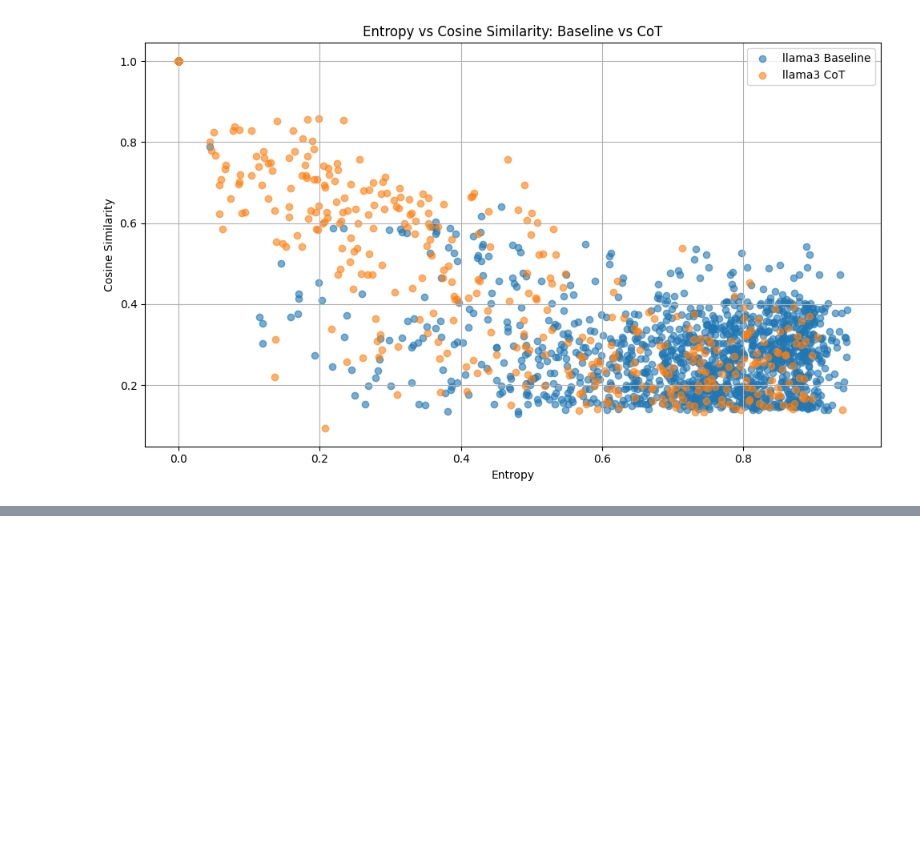
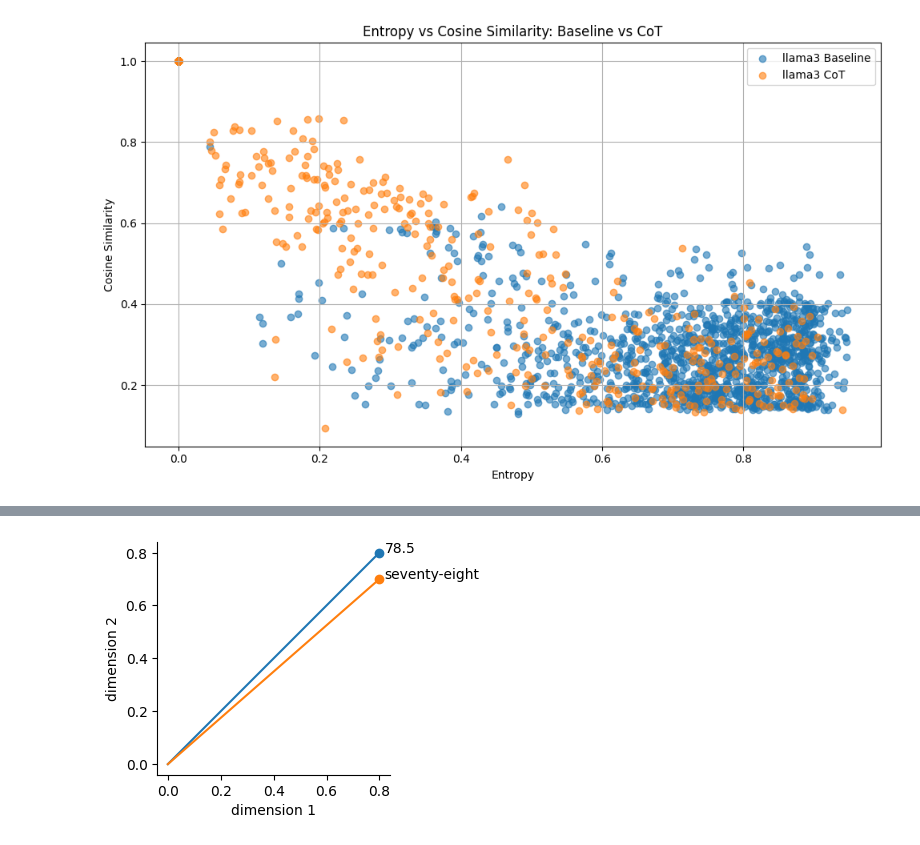
Before and after one commit to itsmejul/llm-confidence, a Jupyter notebook: archive/plots.ipynb, the cells around one changed output, grey strips where cells are left out. Cells and saved outputs as stored; diff of their text form; code cells hidden in the pictures; blank space fills up the shorter version.

```diff
--- a/utils/plots.ipynb
+++ b/archive/plots.ipynb
@@ -29,0 +56,30 @@ plt.savefig(f"{model_name}.png")
+# %%
+import matplotlib.pyplot as plt
+
+# 2-D toy coordinates chosen to be very close (high cosine similarity)
+coords = {
+    "78.5": (0.8, 0.8),
+    "seventy-eight": (0.8, 0.7)
+}
+
+fig, ax = plt.subplots(figsize=(4, 4))
+
+# Draw vectors (lines from origin) and scatter points
+for token, (x, y) in coords.items():
+    ax.plot([0, x], [0, y])  # vector line
+    ax.scatter(x, y)          # point
+    ax.text(x + 0.02, y, token)  # label slightly offset
+
+# Aesthetic tweaks: keep it simple and clean
+ax.set_xlabel("dimension 1")
+ax.set_ylabel("dimension 2")
+ax.set_aspect("equal", adjustable="box")
+ax.spines["top"].set_visible(False)
+ax.spines["right"].set_visible(False)
+fig.tight_layout()
+
+# Save figure
+file_path = "cosine_sim.png"
+fig.savefig(file_path, dpi=300)
+# %% [output]
+[figure, added]
```
Also changed, not shown: parts of 4 cells of this notebook, 26 other files.
